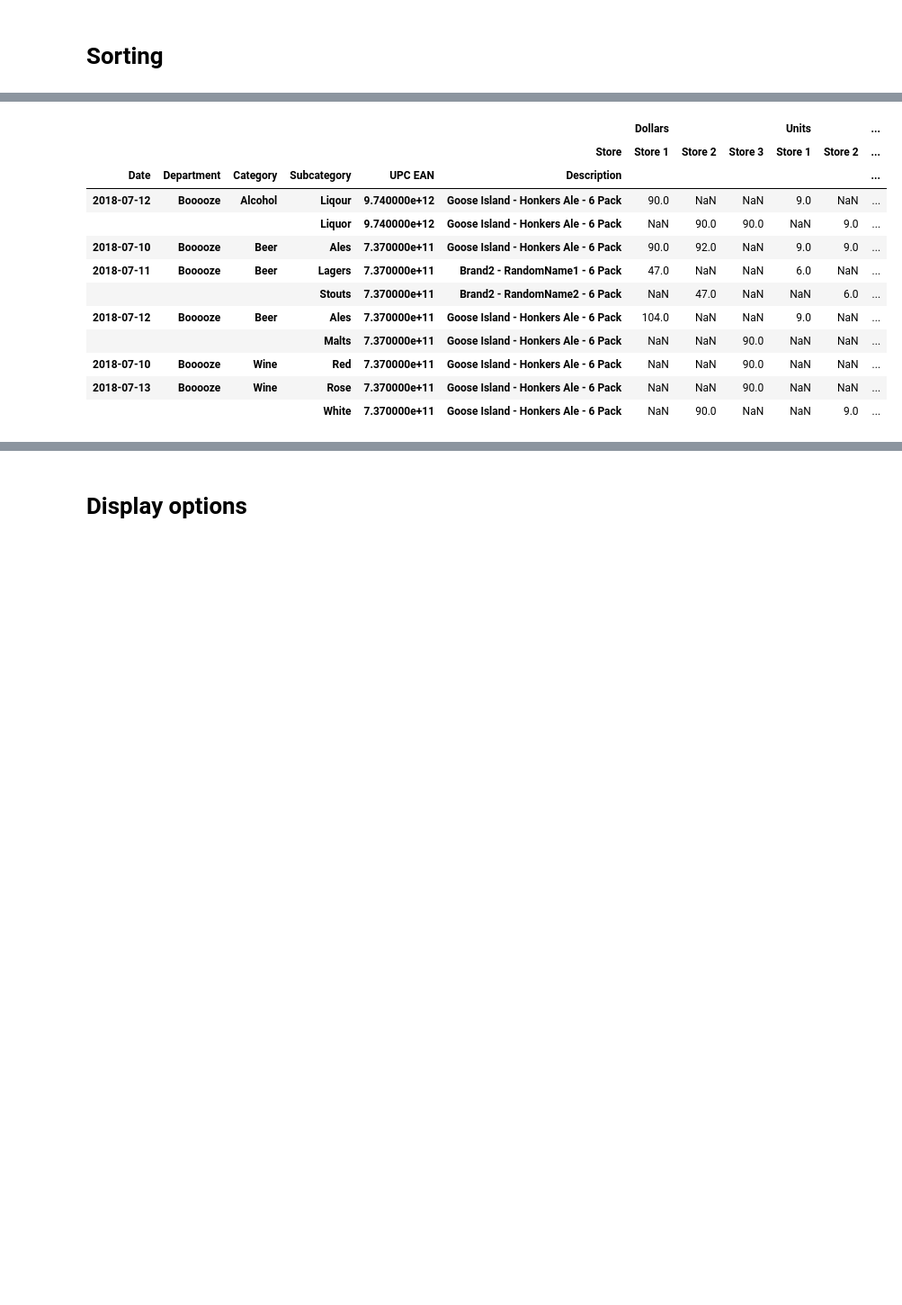
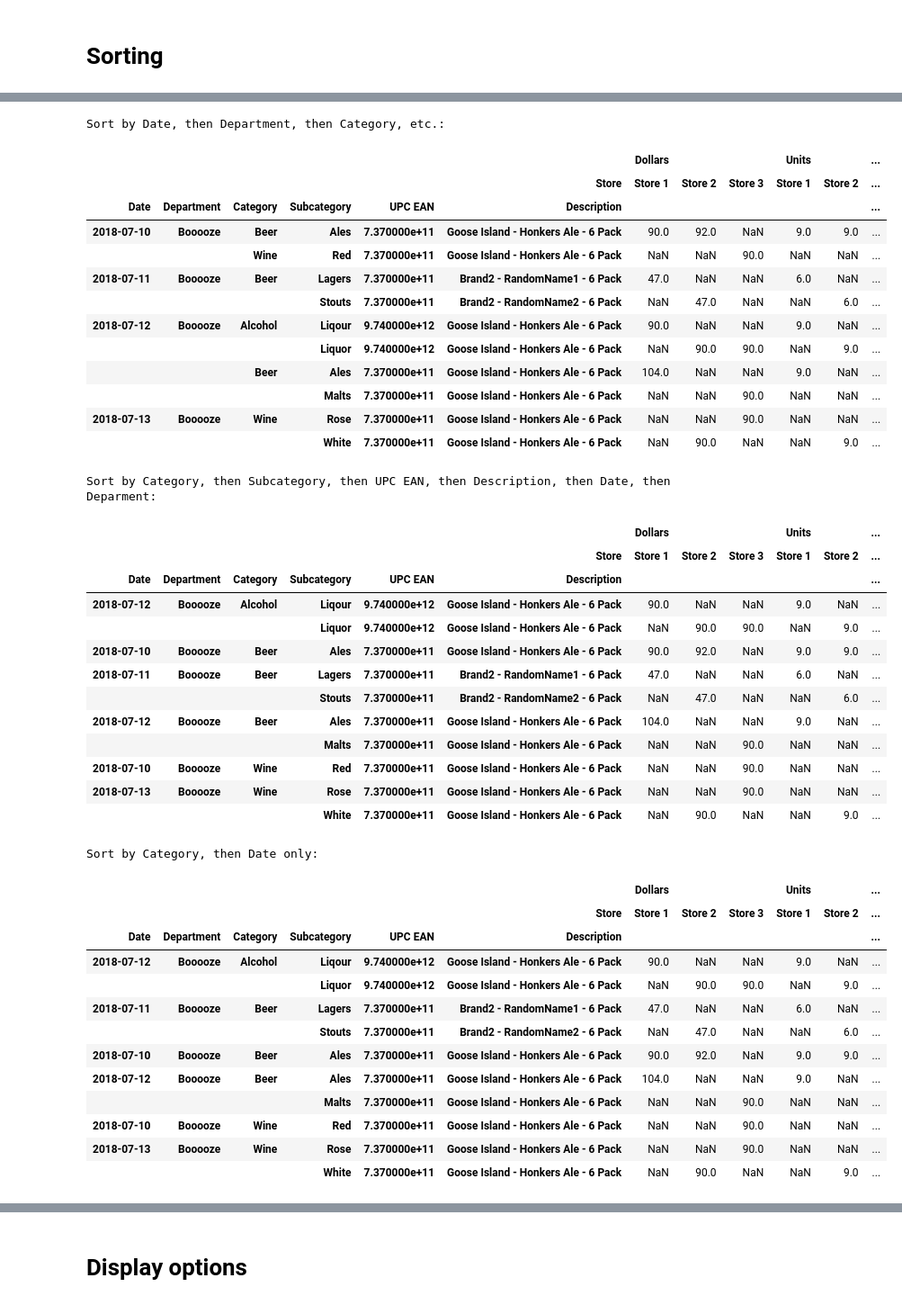
Before and after one commit to ZaxR/pandas_multiindex_tutorial, a Jupyter notebook: Pandas MultiIndex Tutorial.ipynb, the cells around one changed output, grey strips where cells are left out. Shown at 90% size. Saved outputs shown, nothing was run; the diff lists cells and outputs as text; code cells hidden in the pictures; blank space fills up the shorter version.

Commit message:
Add math, sorting, slicing, query

```diff
--- a/Pandas MultiIndex Tutorial.ipynb
+++ b/Pandas MultiIndex Tutorial.ipynb
@@ -370,27 +454,63 @@ Still takes some work, but the code's a lot more straightforward.
 # %%
-# Sorting indexes works the exactly the same way as with regular DataFrames,
-# but with some extra parameters to decide on.
 # By default sort_index will sort all levels of the index,
 # first sorting the first index level, then secondarily sorting the second index level, and so on...
-multi_col_lvl_df.sort_index()
+sort1 = multi_col_lvl_df.copy()
+sort1.sort_index(inplace=True)
+print("\nSort by Date, then Department, then Category, etc.:")
+display(sort1)
 
 # ...but you can choose to starting from a different level...
-multi_col_lvl_df.sort_index(level='Category')
+sort2 = multi_col_lvl_df.copy()
+sort2.sort_index(level='Category', inplace=True)
+print("\nSort by Category, then Subcategory, then UPC EAN, then Description, then Date, then Deparment:")
+display(sort2)
 
 # ...or even to only sort on specifc levels.
-multi_col_lvl_df.sort_index(level='Category', sort_remaining=False)
+sort3 = multi_col_lvl_df.copy()
+sort3.sort_index(level=['Category', 'Date'], sort_remaining=False, inplace=True)
+print("\nSort by Category, then Date only:")
+display(sort3)
 # %% [output]
+Sort by Date, then Department, then Category, etc.:
 |  |  |  |  |  |  | Dollars |  |  | Units |  | ... |
 |  |  |  |  |  | Store | Store 1 | Store 2 | Store 3 | Store 1 | Store 2 | ... |
 | Date | Department | Category | Subcategory | UPC EAN | Description |  |  |  |  |  | ... |
+| 2018-07-10 | Booooze | Beer | Ales | 7.370000e+11 | Goose Island - Honkers Ale - 6 Pack | 90.0 | 92.0 | NaN | 9.0 | 9.0 | ... |
+|  |  | Wine | Red | 7.370000e+11 | Goose Island - Honkers Ale - 6 Pack | NaN | NaN | 90.0 | NaN | NaN | ... |
+| 2018-07-11 | Booooze | Beer | Lagers | 7.370000e+11 | Brand2 - RandomName1 - 6 Pack | 47.0 | NaN | NaN | 6.0 | NaN | ... |
+|  |  |  | Stouts | 7.370000e+11 | Brand2 - RandomName2 - 6 Pack | NaN | 47.0 | NaN | NaN | 6.0 | ... |
 | 2018-07-12 | Booooze | Alcohol | Liqour | 9.740000e+12 | Goose Island - Honkers Ale - 6 Pack | 90.0 | NaN | NaN | 9.0 | NaN | ... |
 |  |  |  | Liquor | 9.740000e+12 | Goose Island - Honkers Ale - 6 Pack | NaN | 90.0 | 90.0 | NaN | 9.0 | ... |
-| 2018-07-10 | Booooze | Beer | Ales | 7.370000e+11 | Goose Island - Honkers Ale - 6 Pack | 90.0 | 92.0 | NaN | 9.0 | 9.0 | ... |
-| 2018-07-11 | Booooze | Beer | Lagers | 7.370000e+11 | Brand2 - RandomName1 - 6 Pack | 47.0 | NaN | NaN | 6.0 | NaN | ... |
-|  |  |  | Stouts | 7.370000e+11 | Brand2 - RandomName2 - 6 Pack | NaN | 47.0 | NaN | NaN | 6.0 | ... |
-| 2018-07-12 | Booooze | Beer | Ales | 7.370000e+11 | Goose Island - Honkers Ale - 6 Pack | 104.0 | NaN | NaN | 9.0 | NaN | ... |
+|  |  | Beer | Ales | 7.370000e+11 | Goose Island - Honkers Ale - 6 Pack | 104.0 | NaN | NaN | 9.0 | NaN | ... |
 |  |  |  | Malts | 7.370000e+11 | Goose Island - Honkers Ale - 6 Pack | NaN | NaN | 90.0 | NaN | NaN | ... |
-| 2018-07-10 | Booooze | Wine | Red | 7.370000e+11 | Goose Island - Honkers Ale - 6 Pack | NaN | NaN | 90.0 | NaN | NaN | ... |
 | 2018-07-13 | Booooze | Wine | Rose | 7.370000e+11 | Goose Island - Honkers Ale - 6 Pack | NaN | NaN | 90.0 | NaN | NaN | ... |
 |  |  |  | White | 7.370000e+11 | Goose Island - Honkers Ale - 6 Pack | NaN | 90.0 | NaN | NaN | 9.0 | ... |
+Sort by Category, then Subcategory, then UPC EAN, then Description, then Date, then Deparment:
+|  |  |  |  |  |  | Dollars |  |  | Units |  | ... |
+|  |  |  |  |  | Store | Store 1 | Store 2 | Store 3 | Store 1 | Store 2 | ... |
+| Date | Department | Category | Subcategory | UPC EAN | Description |  |  |  |  |  | ... |
+| 2018-07-12 | Booooze | Alcohol | Liqour | 9.740000e+12 | Goose Island - Honkers Ale - 6 Pack | 90.0 | NaN | NaN | 9.0 | NaN | ... |
+|  |  |  | Liquor | 9.740000e+12 | Goose Island - Honkers Ale - 6 Pack | NaN | 90.0 | 90.0 | NaN | 9.0 | ... |
+| 2018-07-10 | Booooze | Beer | Ales | 7.370000e+11 | Goose Island - Honkers Ale - 6 Pack | 90.0 | 92.0 | NaN | 9.0 | 9.0 | ... |
+| 2018-07-11 | Booooze | Beer | Lagers | 7.370000e+11 | Brand2 - RandomName1 - 6 Pack | 47.0 | NaN | NaN | 6.0 | NaN | ... |
+|  |  |  | Stouts | 7.370000e+11 | Brand2 - RandomName2 - 6 Pack | NaN | 47.0 | NaN | NaN | 6.0 | ... |
+| 2018-07-12 | Booooze | Beer | Ales | 7.370000e+11 | Goose Island - Honkers Ale - 6 Pack | 104.0 | NaN | NaN | 9.0 | NaN | ... |
+|  |  |  | Malts | 7.370000e+11 | Goose Island - Honkers Ale - 6 Pack | NaN | NaN | 90.0 | NaN | NaN | ... |
+| 2018-07-10 | Booooze | Wine | Red | 7.370000e+11 | Goose Island - Honkers Ale - 6 Pack | NaN | NaN | 90.0 | NaN | NaN | ... |
+| 2018-07-13 | Booooze | Wine | Rose | 7.370000e+11 | Goose Island - Honkers Ale - 6 Pack | NaN | NaN | 90.0 | NaN | NaN | ... |
+|  |  |  | White | 7.370000e+11 | Goose Island - Honkers Ale - 6 Pack | NaN | 90.0 | NaN | NaN | 9.0 | ... |
+Sort by Category, then Date only:
+|  |  |  |  |  |  | Dollars |  |  | Units |  | ... |
+|  |  |  |  |  | Store | Store 1 | Store 2 | Store 3 | Store 1 | Store 2 | ... |
+| Date | Department | Category | Subcategory | UPC EAN | Description |  |  |  |  |  | ... |
+| 2018-07-12 | Booooze | Alcohol | Liqour | 9.740000e+12 | Goose Island - Honkers Ale - 6 Pack | 90.0 | NaN | NaN | 9.0 | NaN | ... |
+|  |  |  | Liquor | 9.740000e+12 | Goose Island - Honkers Ale - 6 Pack | NaN | 90.0 | 90.0 | NaN | 9.0 | ... |
+| 2018-07-11 | Booooze | Beer | Lagers | 7.370000e+11 | Brand2 - RandomName1 - 6 Pack | 47.0 | NaN | NaN | 6.0 | NaN | ... |
+|  |  |  | Stouts | 7.370000e+11 | Brand2 - RandomName2 - 6 Pack | NaN | 47.0 | NaN | NaN | 6.0 | ... |
+| 2018-07-10 | Booooze | Beer | Ales | 7.370000e+11 | Goose Island - Honkers Ale - 6 Pack | 90.0 | 92.0 | NaN | 9.0 | 9.0 | ... |
+| 2018-07-12 | Booooze | Beer | Ales | 7.370000e+11 | Goose Island - Honkers Ale - 6 Pack | 104.0 | NaN | NaN | 9.0 | NaN | ... |
+|  |  |  | Malts | 7.370000e+11 | Goose Island - Honkers Ale - 6 Pack | NaN | NaN | 90.0 | NaN | NaN | ... |
+| 2018-07-10 | Booooze | Wine | Red | 7.370000e+11 | Goose Island - Honkers Ale - 6 Pack | NaN | NaN | 90.0 | NaN | NaN | ... |
+| 2018-07-13 | Booooze | Wine | Rose | 7.370000e+11 | Goose Island - Honkers Ale - 6 Pack | NaN | NaN | 90.0 | NaN | NaN | ... |
+|  |  |  | White | 7.370000e+11 | Goose Island - Honkers Ale - 6 Pack | NaN | 90.0 | NaN | NaN | 9.0 | ... |
 # %% [markdown]
```
Also changed, not shown: parts of 30 cells of this notebook.
